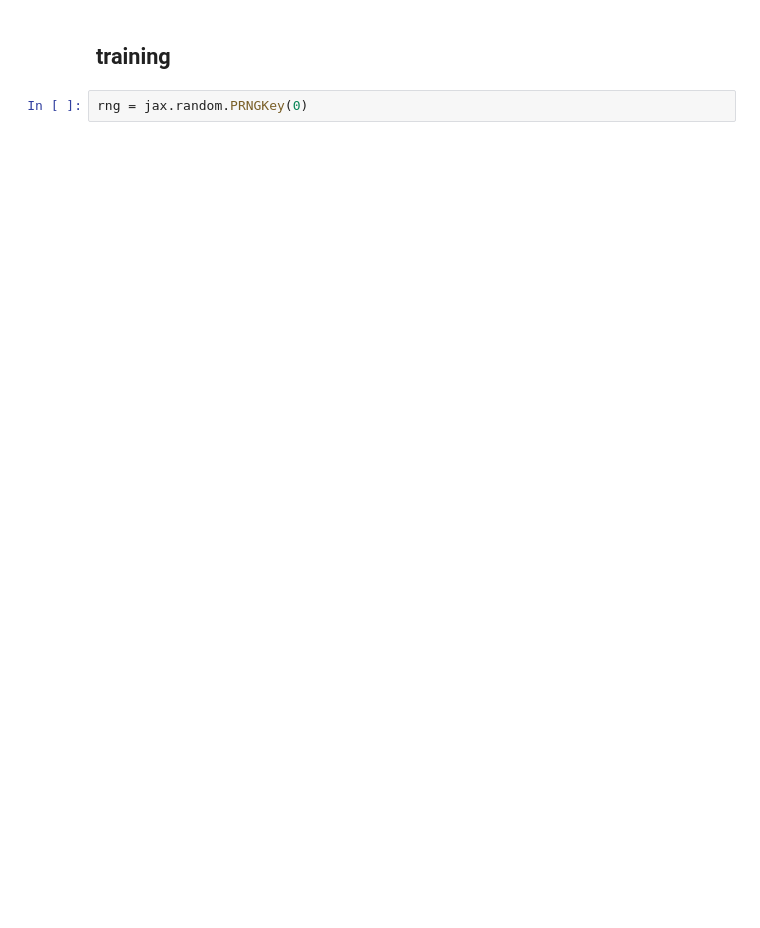
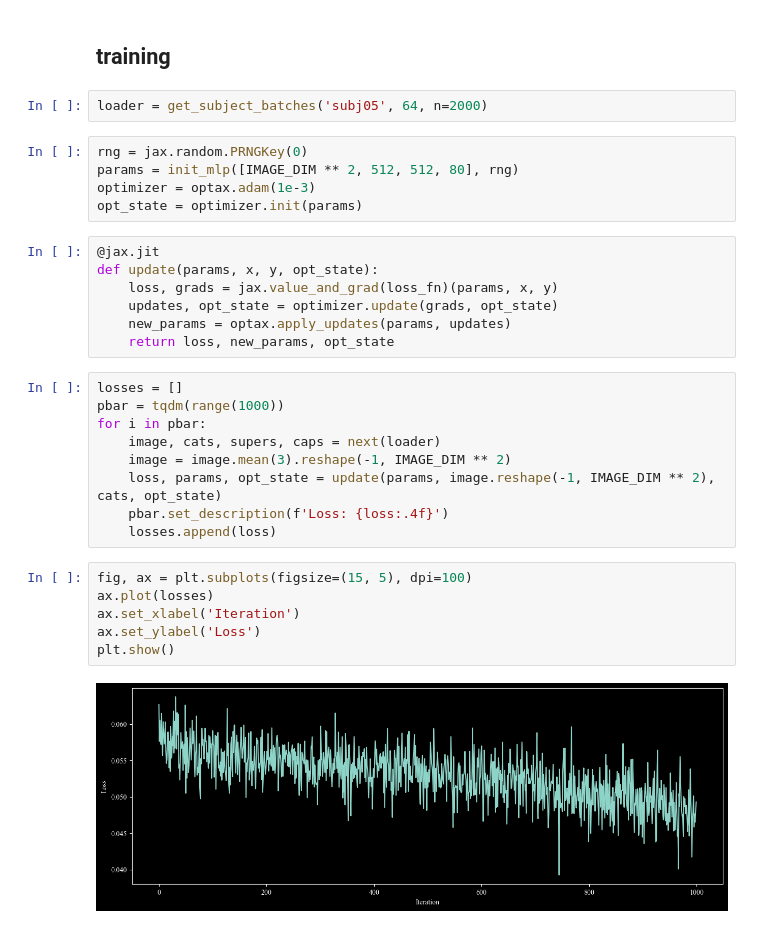
Before and after one commit to syrkis/neuroscope, a Jupyter notebook: notebook.ipynb, the cells around one changed output. Drawn from its saved outputs; the diff is of its cells as text; blank space fills up the shorter version.

Commit message:
optax working

```diff
--- a/notebook.ipynb
+++ b/notebook.ipynb
@@ -189,5 +165,34 @@ def loss_fn(params, x, y):
     return -jnp.mean(y * jnp.log(pred) + (1 - y) * jnp.log(1 - pred))
 # %% [markdown]
 ## training
-# %%
-rng = jax.random.PRNGKey(0)
+# %%
+loader = get_subject_batches('subj05', 64, n=2000)
+# %%
+rng = jax.random.PRNGKey(0)
+params = init_mlp([IMAGE_DIM ** 2, 512, 512, 80], rng)
+optimizer = optax.adam(1e-3)
+opt_state = optimizer.init(params)
+# %%
+@jax.jit
+def update(params, x, y, opt_state):
+    loss, grads = jax.value_and_grad(loss_fn)(params, x, y)
+    updates, opt_state = optimizer.update(grads, opt_state)
+    new_params = optax.apply_updates(params, updates)
+    return loss, new_params, opt_state
+# %%
+losses = []
+pbar = tqdm(range(1000))
+for i in pbar:
+    image, cats, supers, caps = next(loader)
+    image = image.mean(3).reshape(-1, IMAGE_DIM ** 2)
+    loss, params, opt_state = update(params, image.reshape(-1, IMAGE_DIM ** 2), cats, opt_state)
+    pbar.set_description(f'Loss: {loss:.4f}')
+    losses.append(loss)
+# %%
+fig, ax = plt.subplots(figsize=(15, 5), dpi=100)
+ax.plot(losses)
+ax.set_xlabel('Iteration')
+ax.set_ylabel('Loss')
+plt.show()
+# %% [output]
+[figure, added]
```
Also changed, not shown: parts of 8 cells of this notebook.
